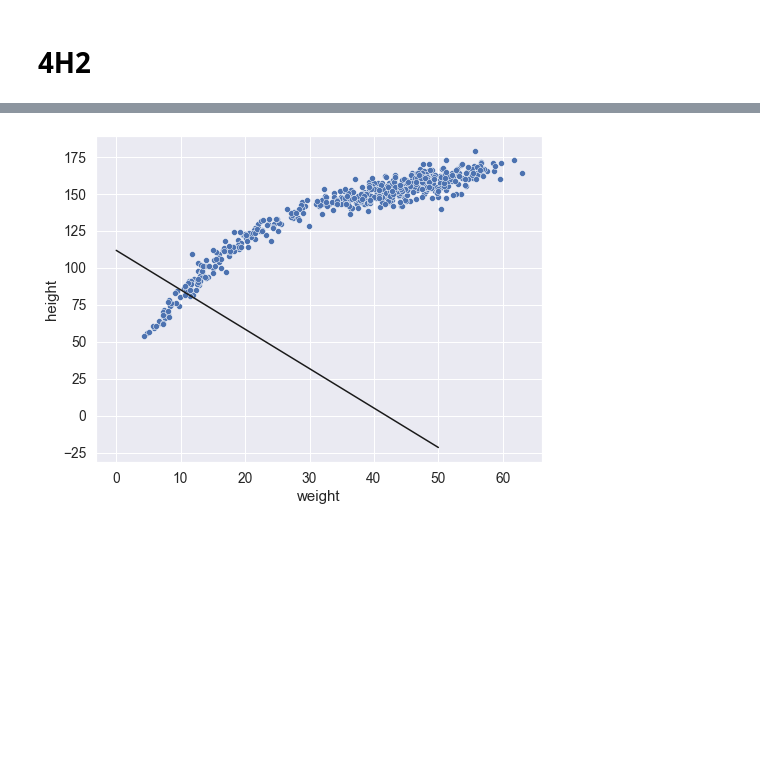
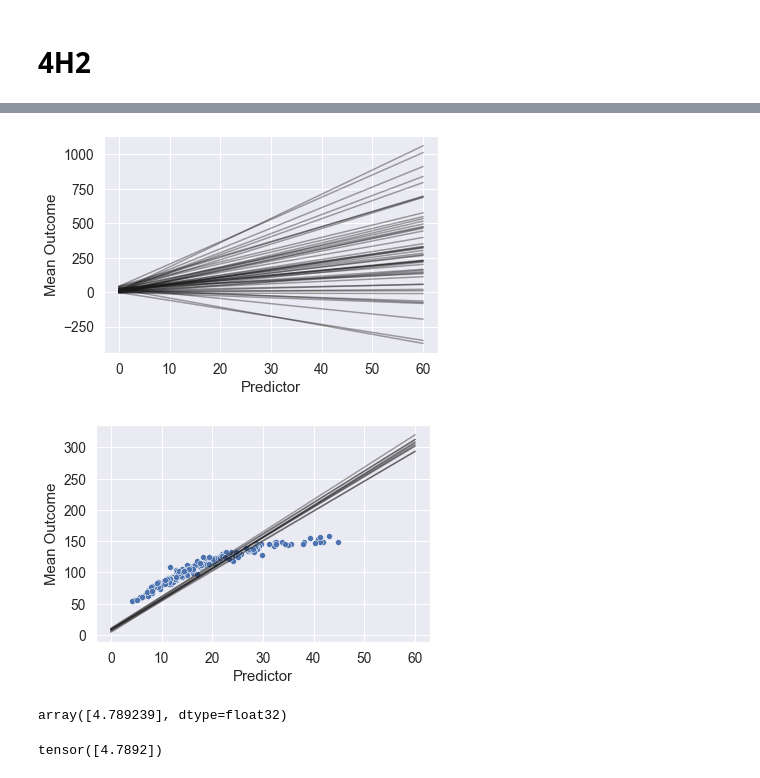
Before and after one commit to tobyrmanders/statistical-rethinking, a Jupyter notebook: code/chapter_04.ipynb, the cells around one changed output, grey strips where cells are left out. Cells and saved outputs as stored; diff of their text form; code cells hidden in the pictures; blank space fills up the shorter version.

```diff
--- a/code/chapter_04.ipynb
+++ b/code/chapter_04.ipynb
@@ -424,6 +450,22 @@ precis(m4h2, corr=True)
-# %%
-sns.scatterplot("weight", "height", data=d)
-x = torch.linspace(0, 50, 101)
-sns.lineplot(x, (coef(m4h2)["a"] + coef(m4h2)["b"] * x), color="k");
-# %% [output]
-[figure, removed]
+# %%
+import numpy as np
+
+# check that slope is positive
+prior_predictive = Predictive(model, {}, num_samples=50)()
+
+def plot_predictive(prior_predictive, ax=None):
+    if ax is None:
+        _, ax = plt.subplots()
+
+    x = np.linspace(0, 60, 60)
+
+    for a, b in zip(prior_predictive["a"], prior_predictive["b"]):
+        y = a + b * x
+        ax.plot(x, y, c="k", alpha=0.4)
+
+    ax.set_xlabel("Predictor")
+    ax.set_ylabel("Mean Outcome")
+
+plot_predictive(prior_predictive)
+# %% [output]
+[figure, added]
@@ -429,0 +474,5 @@ sns.lineplot(x, (coef(m4h2)["a"] + coef(m4h2)["b"] * x), color="k");
+# %%
+ax = sns.scatterplot("weight", "height", data=d)
+plot_predictive(posterior_predictive, ax=ax)
+# %% [output]
+[figure, added]
@@ -429,0 +490,8 @@ sns.lineplot(x, (coef(m4h2)["a"] + coef(m4h2)["b"] * x), color="k");
+# %%
+plt.plot
+# %% [output]
+array([4.789239], dtype=float32)
+# %%
+b_05
+# %% [output]
+tensor([4.7892])
```
Also changed, not shown: parts of 10 cells of this notebook.
